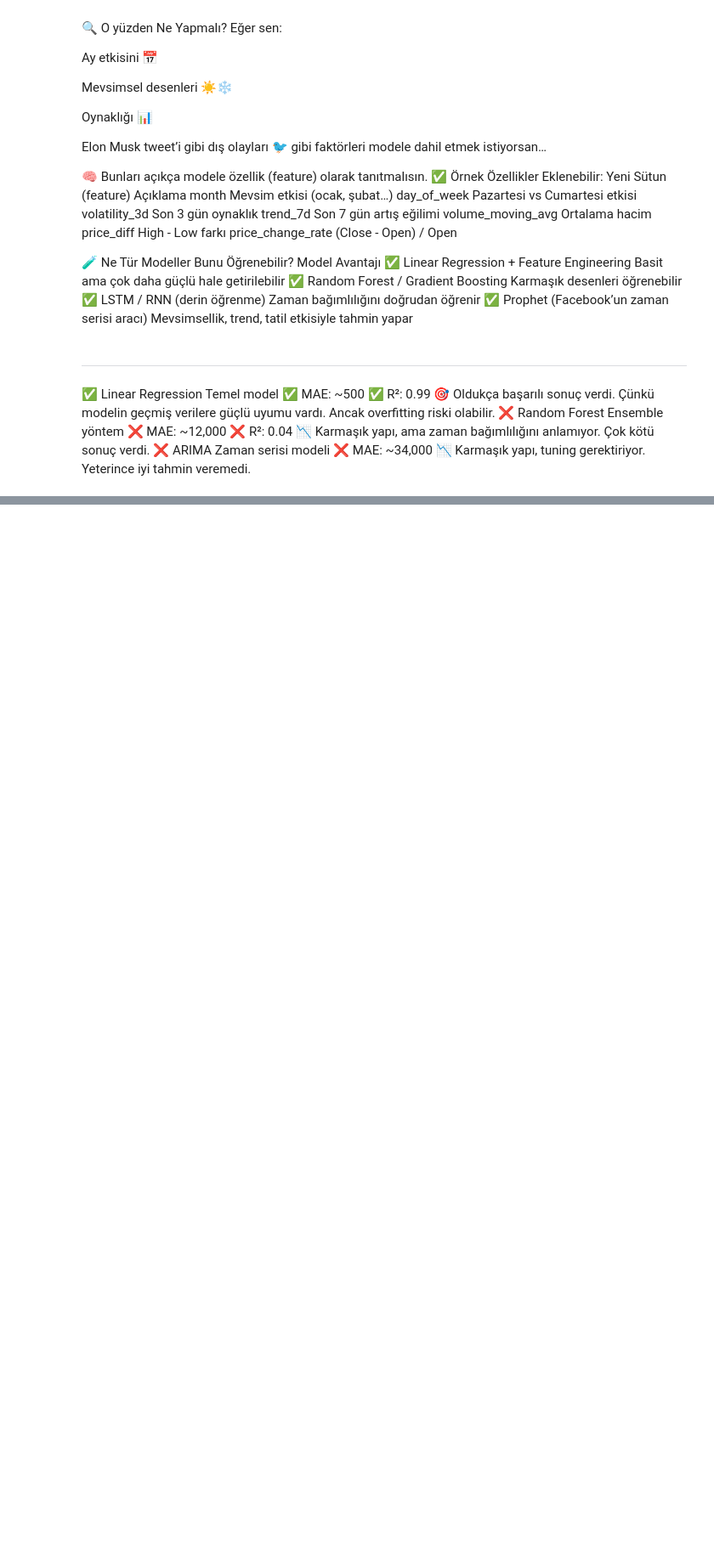
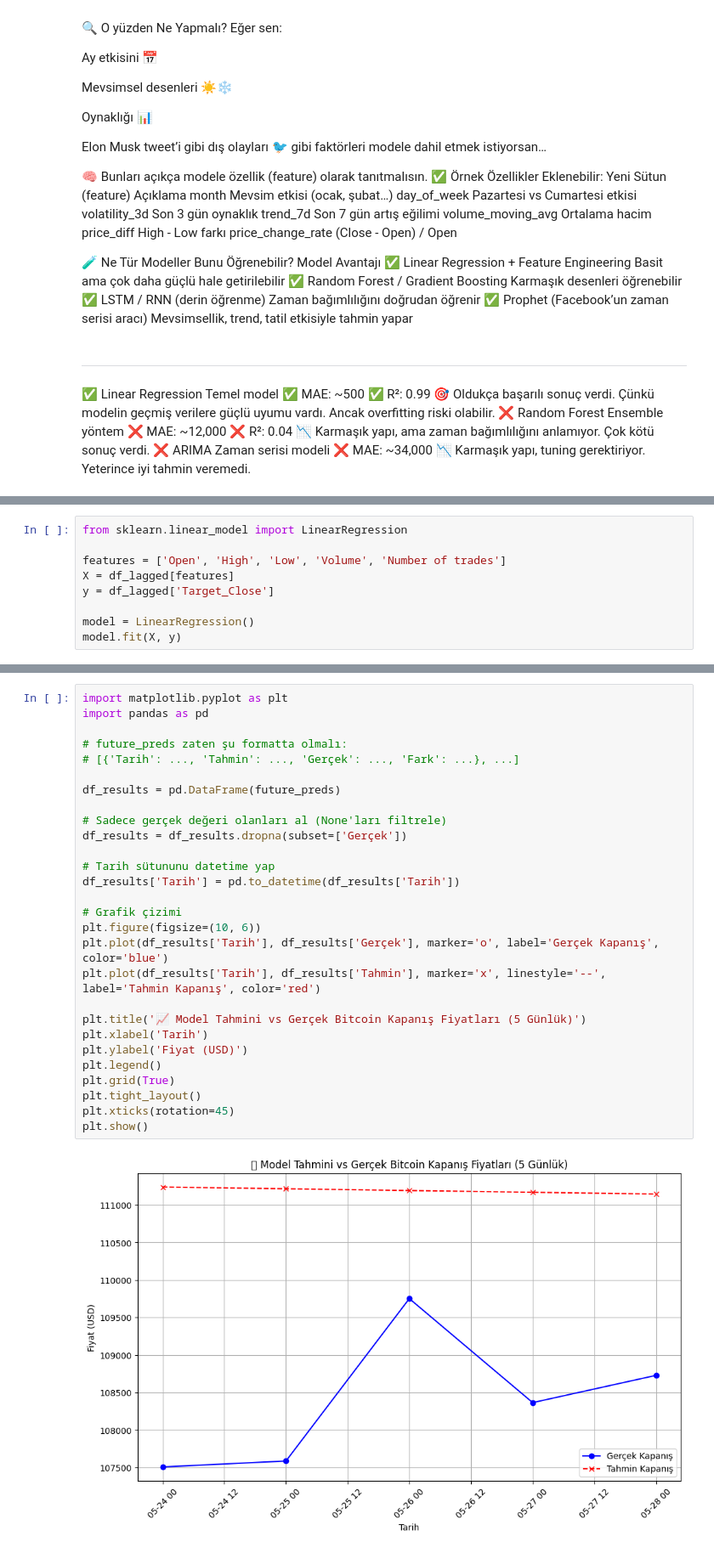
Before and after one commit to Nursenau/sisterslab_final_project, a Jupyter notebook: bitcoin.ipynb, the cells around one changed output, grey strips where cells are left out. Shown at 85% size. Cells and saved outputs as stored; diff of their text form; blank space fills up the shorter version.

```diff
--- a/bitcoin.ipynb
+++ b/bitcoin.ipynb
@@ -1057,0 +1116,9 @@ Model	Avantajı
+# %%
+from sklearn.linear_model import LinearRegression
+
+features = ['Open', 'High', 'Low', 'Volume', 'Number of trades']
+X = df_lagged[features]
+y = df_lagged['Target_Close']
+
+model = LinearRegression()
+model.fit(X, y)
@@ -1057,0 +1183,30 @@ Model	Avantajı
+# %%
+import matplotlib.pyplot as plt
+import pandas as pd
+
+# future_preds zaten şu formatta olmalı:
+# [{'Tarih': ..., 'Tahmin': ..., 'Gerçek': ..., 'Fark': ...}, ...]
+
+df_results = pd.DataFrame(future_preds)
+
+# Sadece gerçek değeri olanları al (None'ları filtrele)
+df_results = df_results.dropna(subset=['Gerçek'])
+
+# Tarih sütununu datetime yap
+df_results['Tarih'] = pd.to_datetime(df_results['Tarih'])
+
+# Grafik çizimi
+plt.figure(figsize=(10, 6))
+plt.plot(df_results['Tarih'], df_results['Gerçek'], marker='o', label='Gerçek Kapanış', color='blue')
+plt.plot(df_results['Tarih'], df_results['Tahmin'], marker='x', linestyle='--', label='Tahmin Kapanış', color='red')
+
+plt.title('📈 Model Tahmini vs Gerçek Bitcoin Kapanış Fiyatları (5 Günlük)')
+plt.xlabel('Tarih')
+plt.ylabel('Fiyat (USD)')
+plt.legend()
+plt.grid(True)
+plt.tight_layout()
+plt.xticks(rotation=45)
+plt.show()
+# %% [output]
+[figure, added]
```
Also changed, not shown: parts of 9 cells of this notebook, 2 other files.
